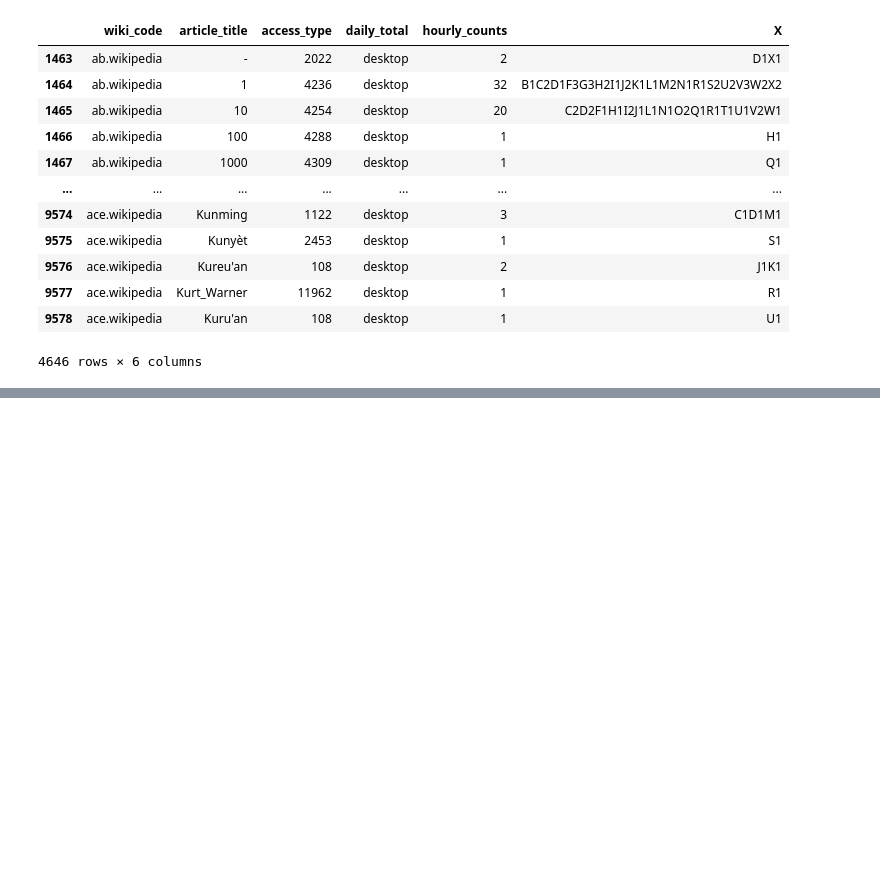
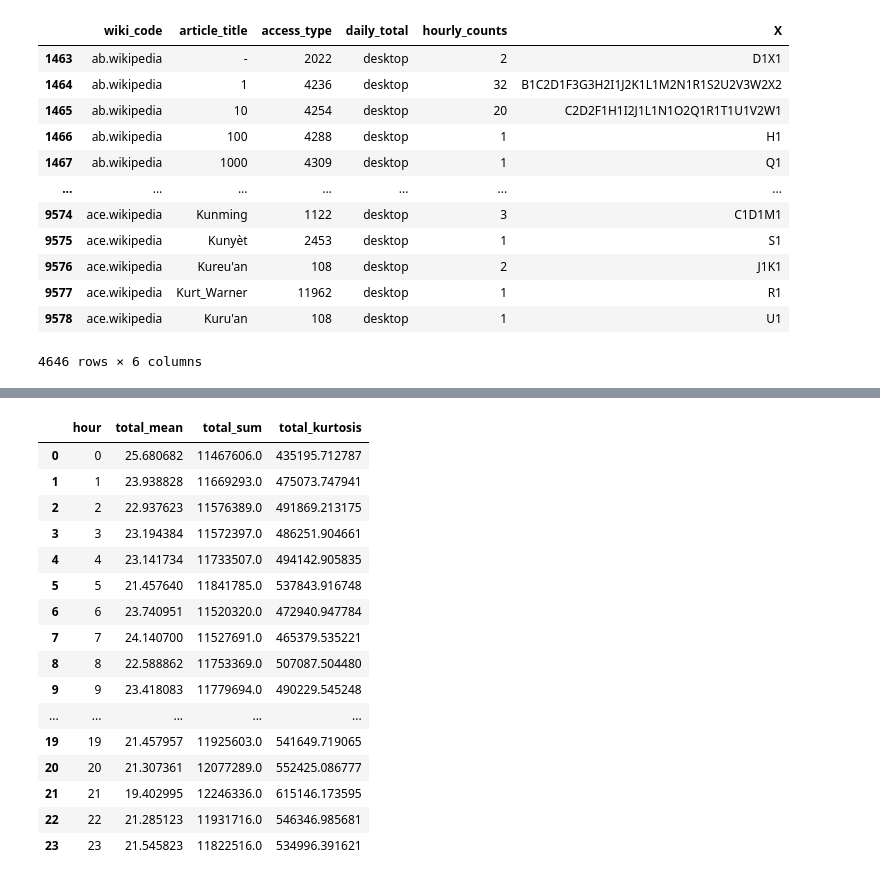
Before and after one commit to charelF/LSDEW4, a Jupyter notebook: exploration/alex_exploration1.ipynb, the cells around one changed output, grey strips where cells are left out. Cells and saved outputs as stored; diff of their text form; code cells hidden in the pictures; blank space fills up the shorter version.

```diff
--- a/exploration/alex_exploration1.ipynb
+++ b/exploration/alex_exploration1.ipynb
@@ -57,0 +137,30 @@ pv_spider_20190102[pv_spider_20190102["daily_total"]=="desktop"]
+# %%
+simple_stats = {
+    "total": [np.mean, np.sum, kurtosis]
+}
+
+
+df_temp = df_20210101_auto
+df_temp = df_temp.astype(dtype= {"total":"float64", "hour": "int64"})
+df_temp = df_temp.groupby(by=["hour"]).agg(simple_stats).reset_index()
+df_temp.columns = column_merger(df_temp.columns)
+
+df_temp
+# %% [output]
+|  | hour | total_mean | total_sum | total_kurtosis |
+| 0 | 0 | 25.680682 | 11467606.0 | 435195.712787 |
+| 1 | 1 | 23.938828 | 11669293.0 | 475073.747941 |
+| 2 | 2 | 22.937623 | 11576389.0 | 491869.213175 |
+| 3 | 3 | 23.194384 | 11572397.0 | 486251.904661 |
+| 4 | 4 | 23.141734 | 11733507.0 | 494142.905835 |
+| 5 | 5 | 21.457640 | 11841785.0 | 537843.916748 |
+| 6 | 6 | 23.740951 | 11520320.0 | 472940.947784 |
+| 7 | 7 | 24.140700 | 11527691.0 | 465379.535221 |
+| 8 | 8 | 22.588862 | 11753369.0 | 507087.504480 |
+| 9 | 9 | 23.418083 | 11779694.0 | 490229.545248 |
+| ... | ... | ... | ... | ... |
+| 19 | 19 | 21.457957 | 11925603.0 | 541649.719065 |
+| 20 | 20 | 21.307361 | 12077289.0 | 552425.086777 |
+| 21 | 21 | 19.402995 | 12246336.0 | 615146.173595 |
+| 22 | 22 | 21.285123 | 11931716.0 | 546346.985681 |
+| 23 | 23 | 21.545823 | 11822516.0 | 534996.391621 |
```
Also changed, not shown: parts of 8 cells of this notebook.
